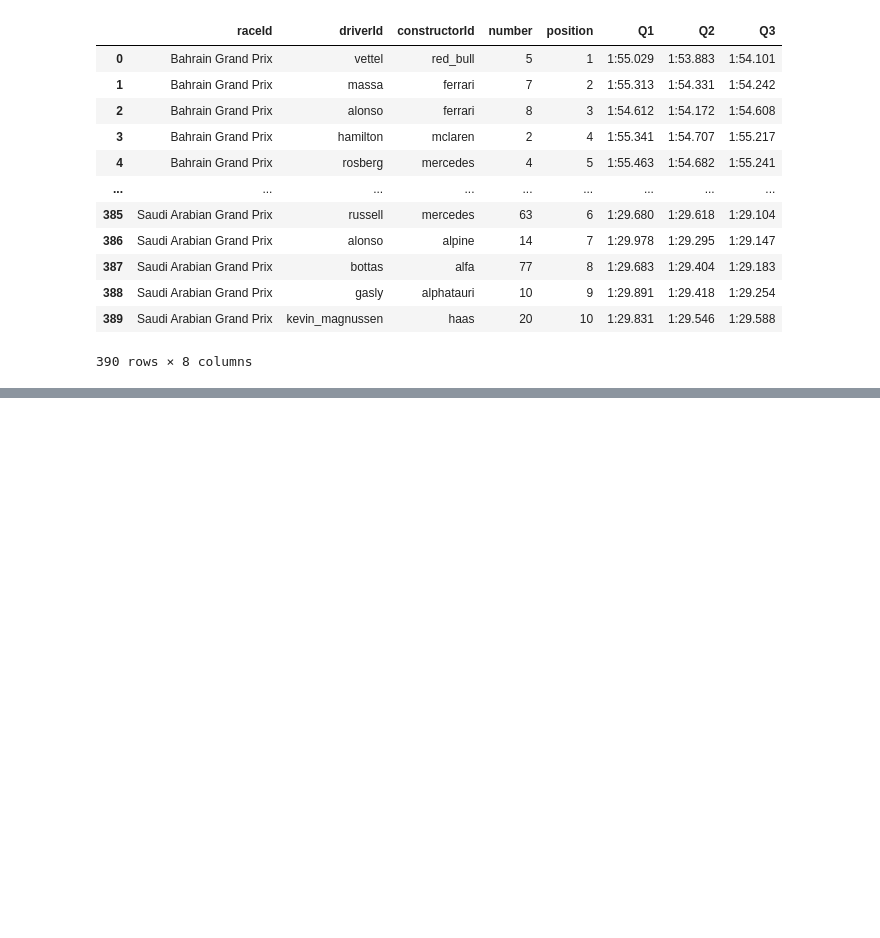
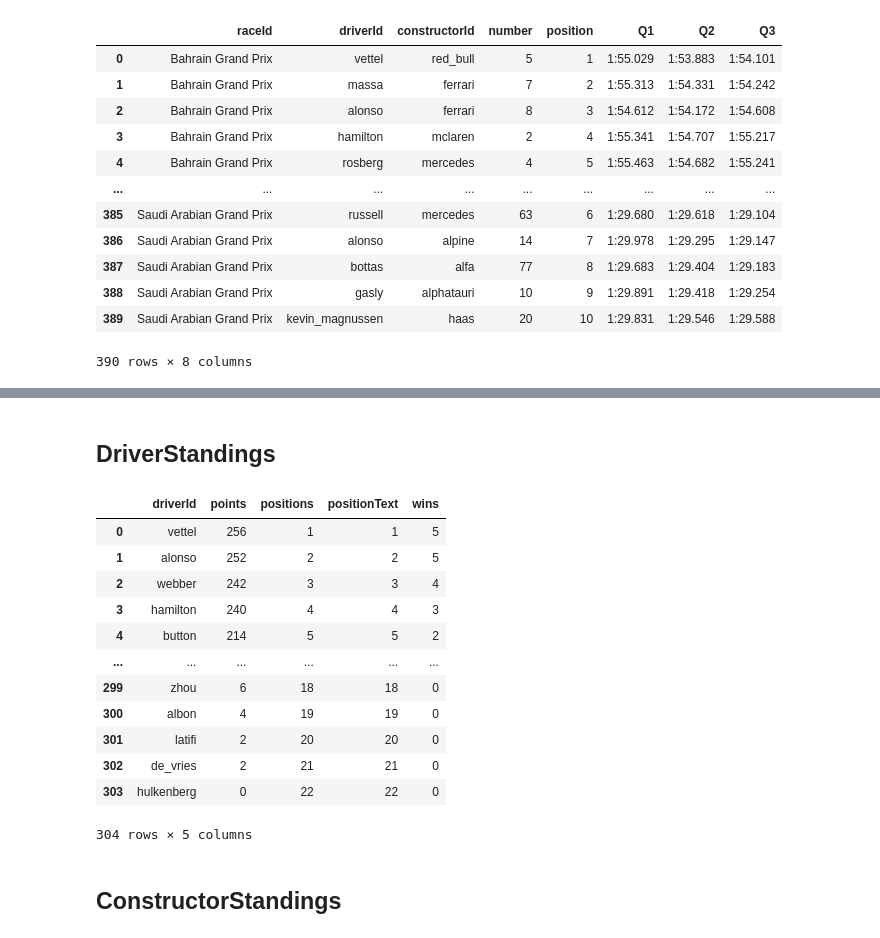
Before and after one commit to AnetDG/formula-1-data, a Jupyter notebook: f1-analisis.ipynb, the cells around one changed output, grey strips where cells are left out. Saved outputs shown, nothing was run; the diff lists cells and outputs as text; code cells hidden in the pictures; blank space fills up the shorter version.

```diff
--- a/f1-analisis.ipynb
+++ b/f1-analisis.ipynb
@@ -295,0 +593,11 @@ pd.DataFrame(qualifying).to_csv('qualifying.csv', index=False)
+# %%
+for year in range(2010,2023):
+    url = 'http://ergast.com/api/f1/{}/5/laps/1.json'
+    response = requests.get(url.format(year))
+    content=json.loads(response.content)
+
+    for  item in content['MRData']['RaceTable']['Races'][0]['Laps'][0]['Timings']:
+        laptimes['raceId'].append(content['MRData']['RaceTable']['Races'][0]['raceName'])
+        laptimes['driverId'].append(item['driverId'])
+        laptimes['position'].append(item['position'])
+        laptimes['time'].append(item['time'])
@@ -295,0 +622,36 @@ pd.DataFrame(qualifying).to_csv('qualifying.csv', index=False)
+# %% [markdown]
+## DriverStandings
+# %%
+driverstandings={'driverId':[],
+        'points':[],
+        'positions':[],
+        'positionText':[],
+        'wins':[]}
+# %%
+for year in range(2010,2023):
+    url = 'http://ergast.com/api/f1/{}/driverStandings.json'
+    response = requests.get(url.format(year))
+    content=json.loads(response.content)
+
+    for  item in content['MRData']['StandingsTable'][ 'StandingsLists'][0]['DriverStandings']:
+        driverstandings['driverId'].append(item['Driver']['driverId'])
+        driverstandings['points'].append(item['points'])
+        driverstandings['positions'].append(item['position'])
+        driverstandings['positionText'].append(item['positionText'])
+        driverstandings['wins'].append(item['wins'])
+# %%
+pd.DataFrame(driverstandings)
+# %% [output]
+|  | driverId | points | positions | positionText | wins |
+| 0 | vettel | 256 | 1 | 1 | 5 |
+| 1 | alonso | 252 | 2 | 2 | 5 |
+| 2 | webber | 242 | 3 | 3 | 4 |
+| 3 | hamilton | 240 | 4 | 4 | 3 |
+| 4 | button | 214 | 5 | 5 | 2 |
+| ... | ... | ... | ... | ... | ... |
+| 299 | zhou | 6 | 18 | 18 | 0 |
+| 300 | albon | 4 | 19 | 19 | 0 |
+| 301 | latifi | 2 | 20 | 20 | 0 |
+| 302 | de_vries | 2 | 21 | 21 | 0 |
+| 303 | hulkenberg | 0 | 22 | 22 | 0 |
+304 rows × 5 columns
@@ -295,0 +660,2 @@ pd.DataFrame(qualifying).to_csv('qualifying.csv', index=False)
+# %% [markdown]
+## ConstructorStandings
```
Also changed, not shown: parts of 35 cells of this notebook, 1 other file.
